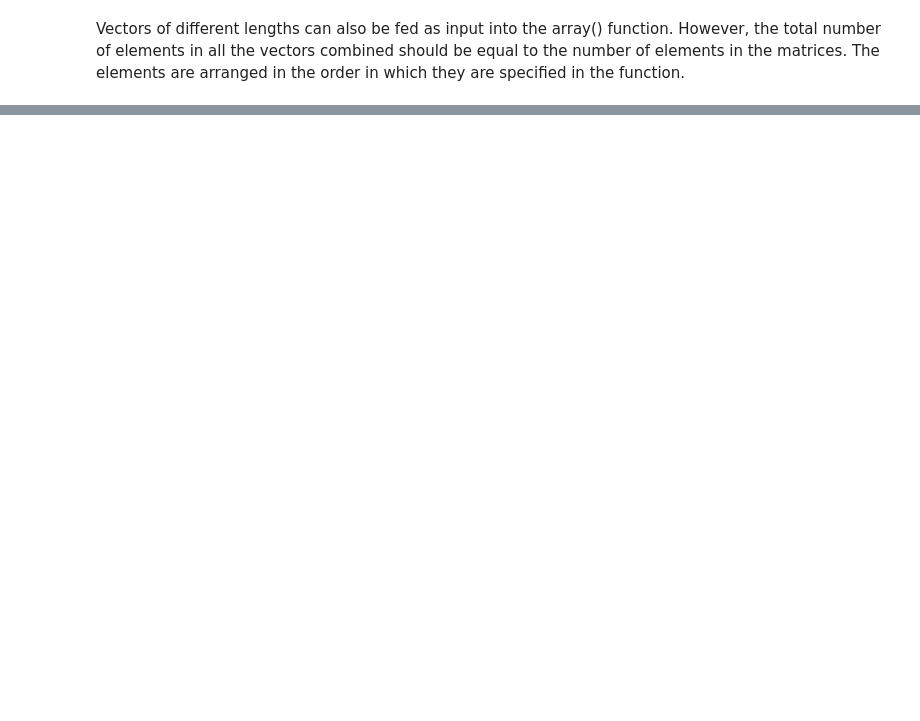
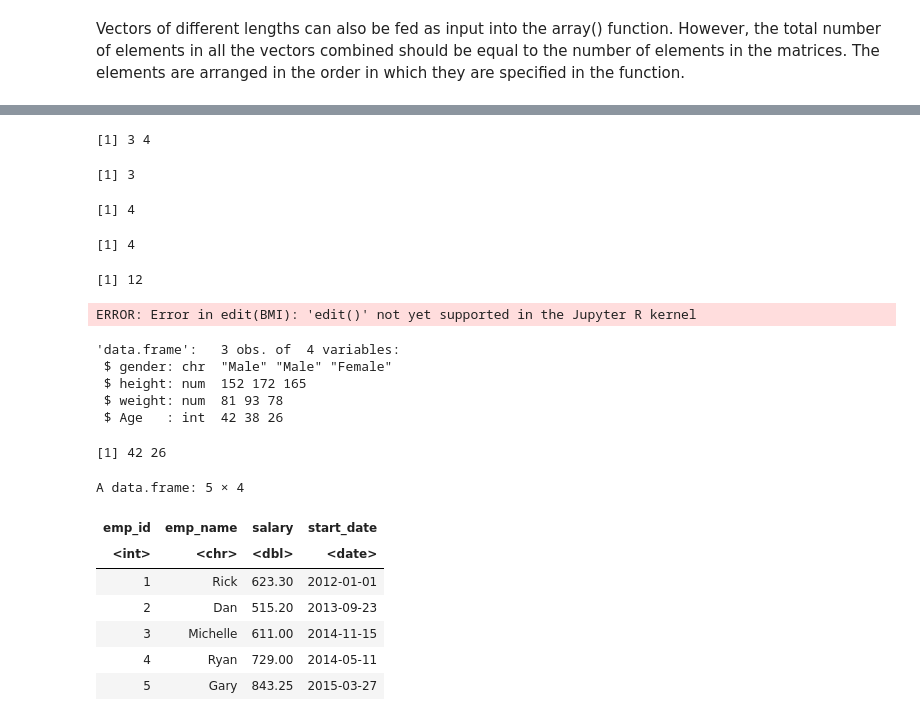
Before and after one commit to svkarthik86/R-Programming, a Jupyter notebook: Intro-R Prog.ipynb, the cells around one changed output, grey strips where cells are left out. Drawn from its saved outputs; the diff is of its cells as text; code cells hidden in the pictures; blank space fills up the shorter version.

```diff
--- a/Intro-R Prog.ipynb
+++ b/Intro-R Prog.ipynb
@@ -1845,0 +1691,24 @@ Levels: green red yellow
+# %%
+dim(BMI) # dimension of DF
+# %% [output]
+[1] 3 4
+# %%
+nrow(BMI) # number of row in DataFrame
+# %% [output]
+[1] 3
+# %%
+ncol(BMI)#number of columns in DF
+# %% [output]
+[1] 4
+# %%
+length(BMI) # no of columns
+# %% [output]
+[1] 4
+# %%
+prod(dim(BMI))  #total element in DF
+# %% [output]
+[1] 12
+# %%
+edit(BMI)
+# %% [output]
+ERROR: Error in edit(BMI): 'edit()' not yet supported in the Jupyter R kernel
@@ -1845,0 +1718,33 @@ Levels: green red yellow
+# %%
+str(BMI) # structure of R obj
+# %% [output]
+'data.frame':   3 obs. of  4 variables:
+ $ gender: chr  "Male" "Male" "Female"
+ $ height: num  152 172 165
+ $ weight: num  81 93 78
+ $ Age   : int  42 38 26
+# %%
+BMI[c(1,3),'Age']
+# %% [output]
+[1] 42 26
+# %%
+# Create the data frame.
+emp.data <- data.frame(
+emp_id = c (1:5),
+emp_name = c("Rick","Dan","Michelle","Ryan","Gary"),
+salary = c(623.3,515.2,611.0,729.0,843.25),
+start_date =as.Date(c("2012-01-01","2013-09-23","2014-11-15","2014-05-11",
+"2015-03-27")),
+stringsAsFactors = FALSE
+)
+# %%
+emp.data
+# %% [output]
+A data.frame: 5 × 4
+| emp_id | emp_name | salary | start_date |
+| <int> | <chr> | <dbl> | <date> |
+| 1 | Rick | 623.30 | 2012-01-01 |
+| 2 | Dan | 515.20 | 2013-09-23 |
+| 3 | Michelle | 611.00 | 2014-11-15 |
+| 4 | Ryan | 729.00 | 2014-05-11 |
+| 5 | Gary | 843.25 | 2015-03-27 |
```
Also changed, not shown: parts of 213 cells of this notebook.
